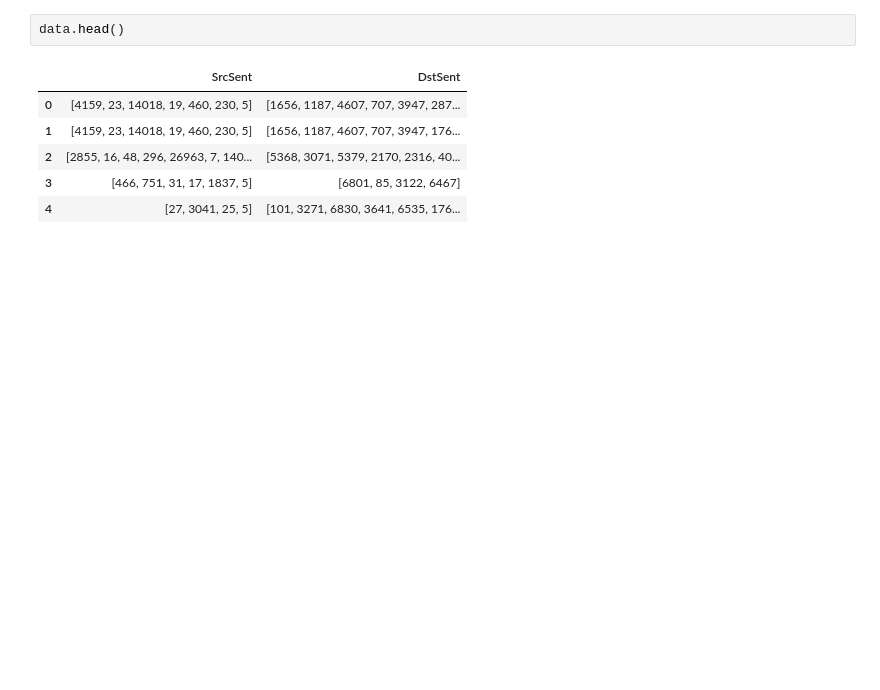
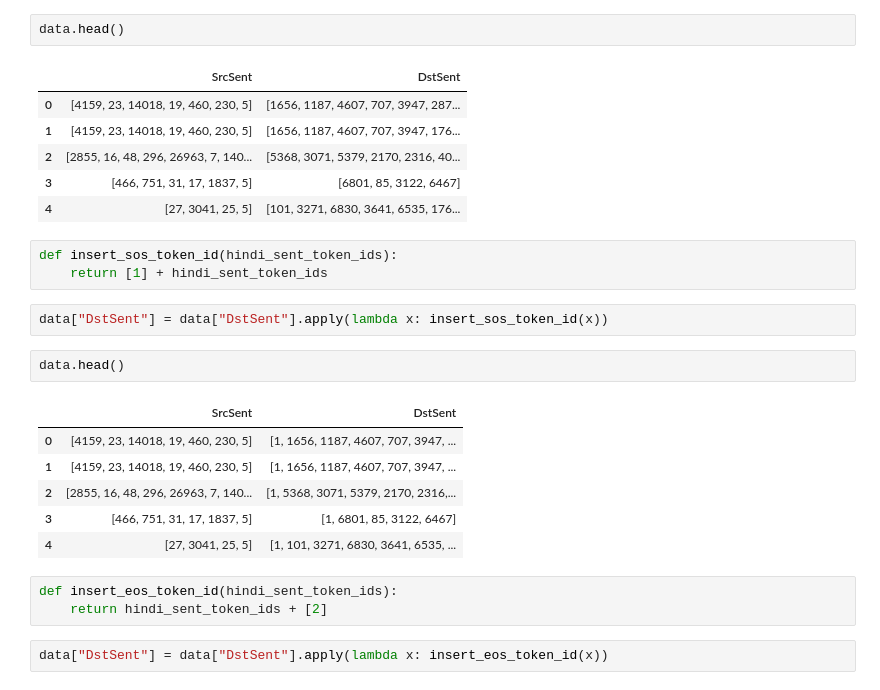
Before and after one commit to Manmath0108/Machine-Learning, a Jupyter notebook: machinelearning.ipynb, the cells around one changed output. Cells and saved outputs as stored; diff of their text form; blank space fills up the shorter version.

Commit message:
<SOS>, <EOS>, tokens for hindi vocab added

```diff
--- a/machinelearning.ipynb
+++ b/machinelearning.ipynb
@@ -148,3 +148,22 @@ data.head()
 | 2 | [2855, 16, 48, 296, 26963, 7, 140... | [5368, 3071, 5379, 2170, 2316, 40... |
 | 3 | [466, 751, 31, 17, 1837, 5] | [6801, 85, 3122, 6467] |
 | 4 | [27, 3041, 25, 5] | [101, 3271, 6830, 3641, 6535, 176... |
+# %%
+def insert_sos_token_id(hindi_sent_token_ids):
+    return [1] + hindi_sent_token_ids
+# %%
+data["DstSent"] = data["DstSent"].apply(lambda x: insert_sos_token_id(x))
+# %%
+data.head()
+# %% [output]
+|  | SrcSent | DstSent |
+| 0 | [4159, 23, 14018, 19, 460, 230, 5] | [1, 1656, 1187, 4607, 707, 3947, ... |
+| 1 | [4159, 23, 14018, 19, 460, 230, 5] | [1, 1656, 1187, 4607, 707, 3947, ... |
+| 2 | [2855, 16, 48, 296, 26963, 7, 140... | [1, 5368, 3071, 5379, 2170, 2316,... |
+| 3 | [466, 751, 31, 17, 1837, 5] | [1, 6801, 85, 3122, 6467] |
+| 4 | [27, 3041, 25, 5] | [1, 101, 3271, 6830, 3641, 6535, ... |
+# %%
+def insert_eos_token_id(hindi_sent_token_ids):
+    return hindi_sent_token_ids + [2]
+# %%
+data["DstSent"] = data["DstSent"].apply(lambda x: insert_eos_token_id(x))
```
Also changed, not shown: parts of 1 cell of this notebook.
